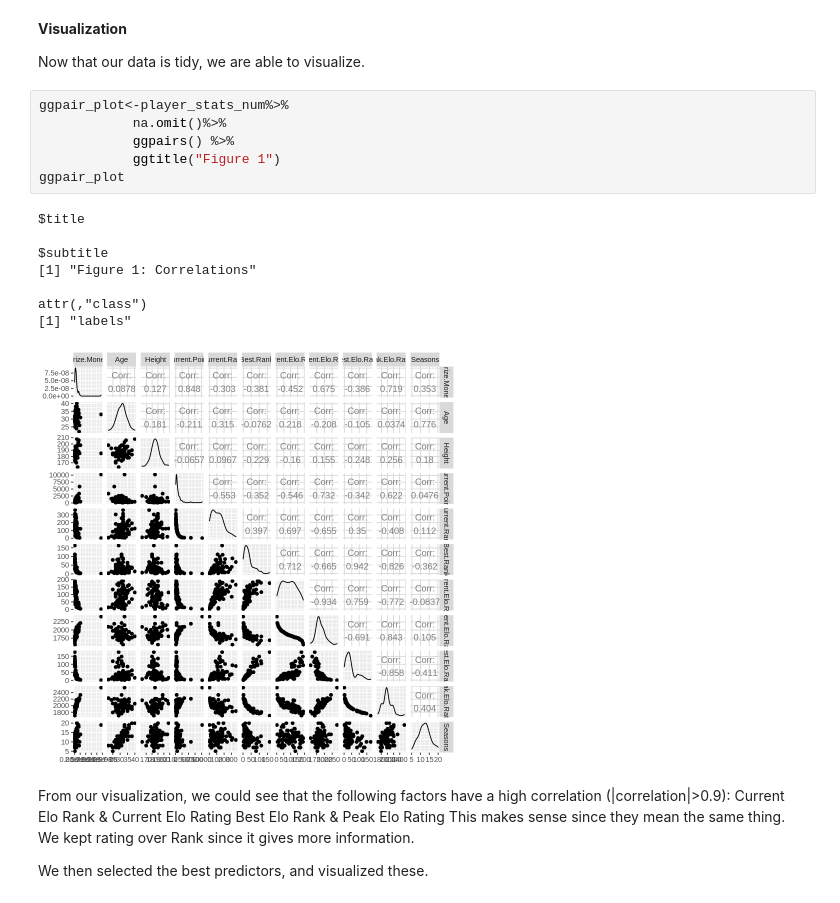
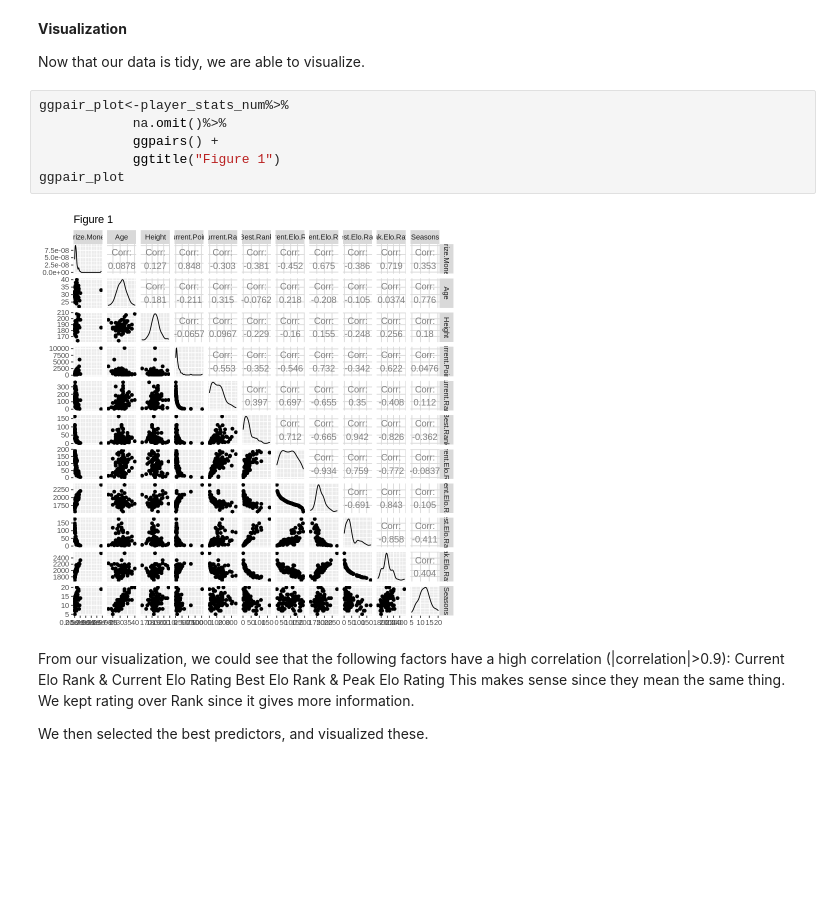
Before and after one commit to alisontucker/DSCI-100-Group-Project, a Jupyter notebook: Report.ipynb, the cells around one changed output. Saved outputs shown, nothing was run; the diff lists cells and outputs as text; blank space fills up the shorter version.

Commit message:
update linear model graph

```diff
--- a/Report.ipynb
+++ b/Report.ipynb
@@ -133,18 +133,11 @@ Now that our data is tidy, we are able to visualize.
 # %%
 ggpair_plot<-player_stats_num%>%
             na.omit()%>%
-            ggpairs() %>%
+            ggpairs() +
             ggtitle("Figure 1")
 ggpair_plot
 # %% [output]
-$title
-
-$subtitle
-[1] "Figure 1: Correlations"
-
-attr(,"class")
-[1] "labels"
-[figure, old version]
+[figure, new version]
 # %% [markdown]
 From our visualization, we could see that the following factors have a high correlation (|correlation|>0.9):
 Current Elo Rank & Current Elo Rating
```
Also changed, not shown: parts of 4 cells of this notebook.
